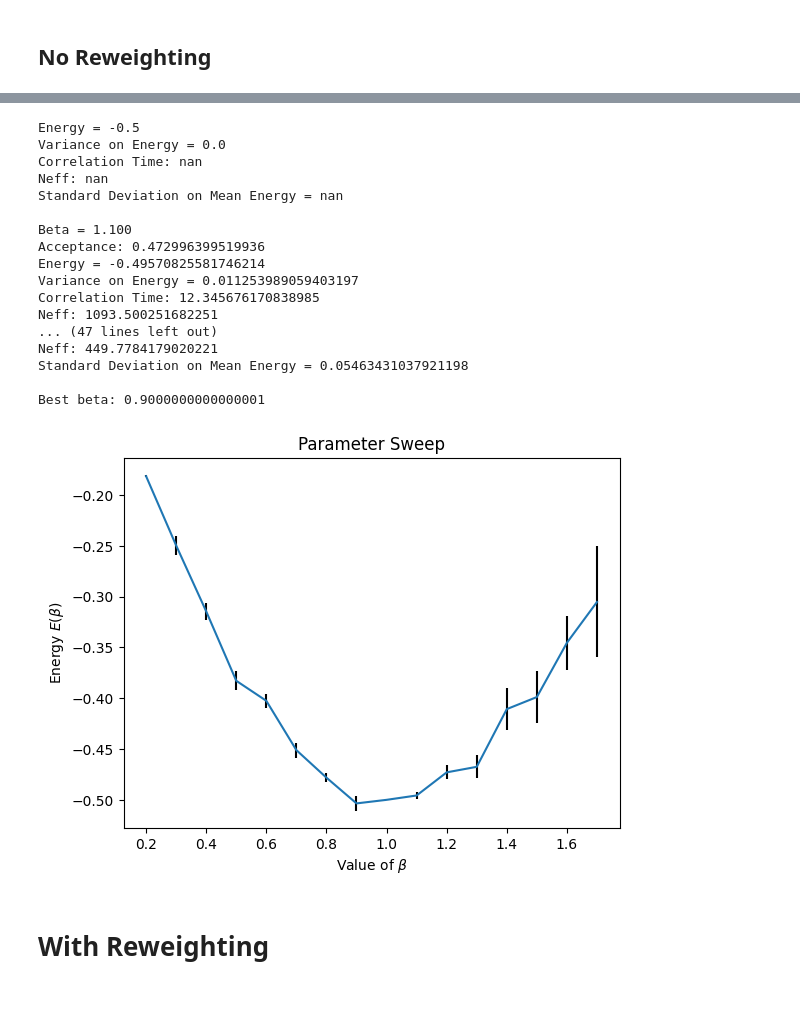
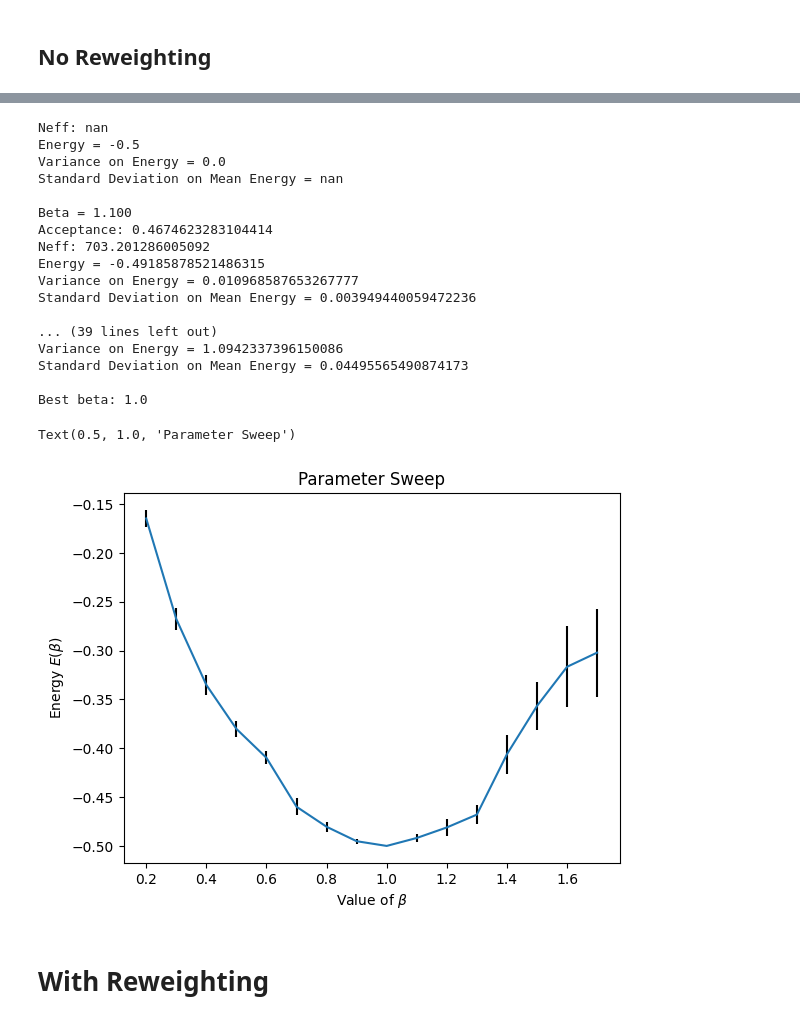
Before and after one commit to guilhermebaos/QUARMEN-Lessons, a Jupyter notebook: Computational-Solid-State/00-Exam-QMC/h.ipynb, the cells around one changed output, grey strips where cells are left out. Cells and saved outputs as stored; diff of their text form; code cells hidden in the pictures.

```diff
--- a/Computational-Solid-State/00-Exam-QMC/h.ipynb
+++ b/Computational-Solid-State/00-Exam-QMC/h.ipynb
@@ -74,25 +74,28 @@ def samplePos(M: int, beta: float, delta: float = 0.5) -> np.ndarray:
     return samples
 # %%
 def sampleNeff(data: np.ndarray, k1: int = 0, icutoff: int = 200) -> int:
-    # Equilibriation
-    data = data[k1:]
+    # Raw data
+    N = len(data)
+    k2 = N-1
 
-    # Raw data
-    Neq = len(data)
+    # icutoff = int(k2 * icutoff)
+    Neq = k2 - k1 + 1
 
     # Calculate Stats
     ave = np.mean(data)
     var = np.var(data, mean=ave, ddof=1)
 
     # Calculate autocorrelations and cutoff
-    autocorr = np.array([np.mean((data[: Neq-i]-ave) * (data[i:]-ave)) for i in range(1, icutoff+1)]) / (var)
+    autocorr = np.array([np.sum((data[k1: k2-i]-ave) * (data[k1 + i: k2]-ave)) / (Neq - i) for i in range(1, Neq)]) / (var)
+    autocorr = autocorr[:icutoff]
 
     # Calculate autocorrelation time (sum until we find some negative number)
     timecorr = 1 + 2 * np.sum(autocorr * (np.arange(len(autocorr)) < np.argmax(autocorr < 0)))
 
     Neff = Neq / timecorr
+    print(f"Neff: {Neff}")
 
-    return ave, var, timecorr, Neff
+    return Neff
 # %% [markdown]
 ## No Reweighting
 # %%
@@ -113,22 +116,15 @@ for betaStart in bbRange:
     print(f"Beta = {betaStart:.3f}")
     Rs = samplePos(sampleM, betaStart, delta)
     Rs = Rs[discard:]
-    Ekin = -0.5*betaStart*(betaStart - 2/Rs)
-    Epot = - 1.0 / Rs
-    El = Ekin + Epot
-    ave, var, timecorr, Neff = sampleNeff(El)
+    El = -0.5*betaStart*(betaStart - 2/Rs) - 1.0 / Rs
 
-    with open(f"./Outputs/h-out-beta={betaStart:.2f}.txt", "w") as file:
-        for i in range(len(El)):
-            file.write(f"{El[i]}\t{Ekin[i]}\t{Epot[i]}\n")
+    Neff = sampleNeff(El)
 
-    Evar += [var]
-    Estd += [np.sqrt(var) / np.sqrt(Neff)]
-    Ebeta += [ave]
+    Evar += [np.var(El)]
+    Estd += [np.std(El) / np.sqrt(Neff)]
+    Ebeta += [np.average(El)]
     print(f"Energy = {Ebeta[-1]}")
     print(f"Variance on Energy = {Evar[-1]}")
-    print(f"Correlation Time: {timecorr}")
-    print(f"Neff: {Neff}")
     print(f"Standard Deviation on Mean Energy = {Estd[-1]}")
     print("")
 
@@ -137,7 +133,5 @@ plt.errorbar(bbRange, Ebeta, yerr=Estd, ecolor="black")
 plt.xlabel("Value of $\\beta$")
 plt.ylabel("Energy $E(\\beta)$")
 plt.title("Parameter Sweep")
-
-plt.savefig(f"./Plots/h-out-sweep.png")
 # %% [output]
 Beta = 0.200
@@ -160,21 +154,22 @@ Acceptance: 0.5030670756100813
+Neff: nan
 Energy = -0.5
 Variance on Energy = 0.0
-Correlation Time: nan
-Neff: nan
 Standard Deviation on Mean Energy = nan
 
 Beta = 1.100
-Acceptance: 0.472996399519936
-Energy = -0.49570825581746214
-Variance on Energy = 0.011253989059403197
-Correlation Time: 12.345676170838985
-Neff: 1093.500251682251
-... (47 lines left out)
-Neff: 449.7784179020221
-Standard Deviation on Mean Energy = 0.05463431037921198
+Acceptance: 0.4674623283104414
+Neff: 703.201286005092
+Energy = -0.49185878521486315
+Variance on Energy = 0.010968587653267777
+Standard Deviation on Mean Energy = 0.003949440059472236
 
-Best beta: 0.9000000000000001
+... (39 lines left out)
+Variance on Energy = 1.0942337396150086
+Standard Deviation on Mean Energy = 0.04495565490874173
+
+Best beta: 1.0
+Text(0.5, 1.0, 'Parameter Sweep')
-[figure, old version]
+[figure, new version]
 # %% [markdown]
 # With Reweighting
 # %%
```
Also changed, not shown: parts of 2 cells of this notebook, 44 other files.
